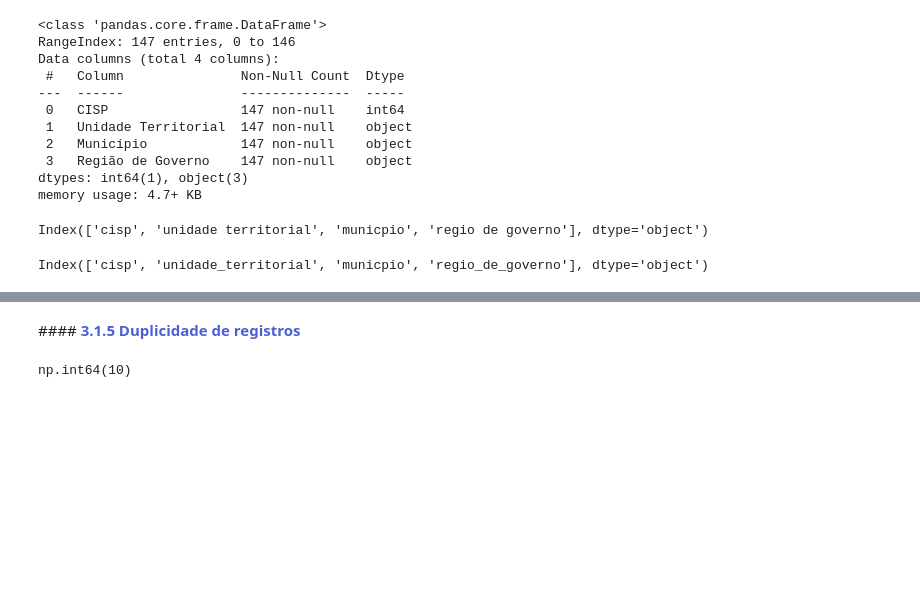
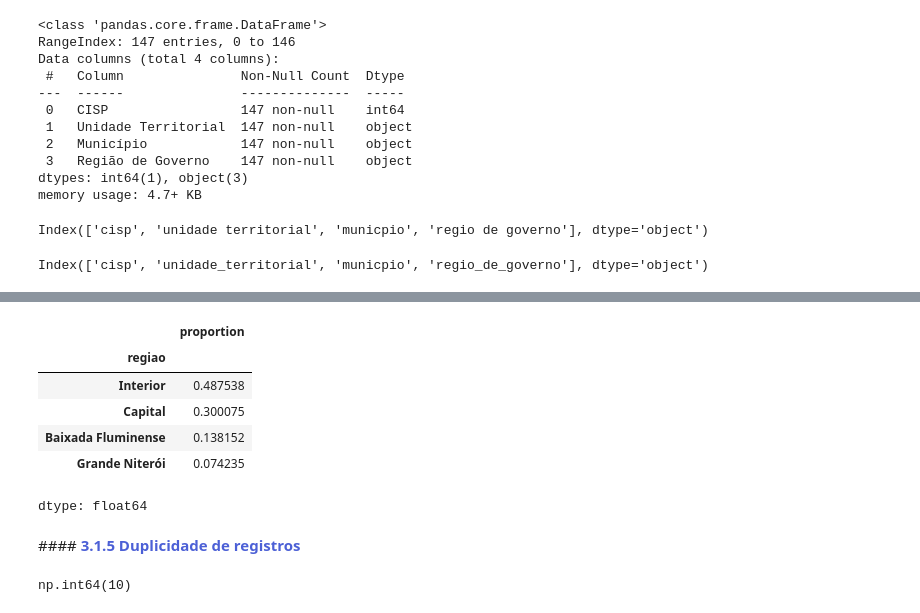
Before and after one commit to gabrielmprata/Info_seguranca_publica_rj, a Jupyter notebook: Info_seguranca_publica_rj.ipynb, the cells around one changed output, grey strips where cells are left out. Saved outputs shown, nothing was run; the diff lists cells and outputs as text; code cells hidden in the pictures; blank space fills up the shorter version.

```diff
--- a/Info_seguranca_publica_rj.ipynb
+++ b/Info_seguranca_publica_rj.ipynb
@@ -424,3 +492,13 @@ df_ocorrencias = df_ocorrencias.rename(columns={'registro_ocorrencias': 'total'}
+# %%
+df_ocorrencias.regiao.value_counts(normalize=True)
+# %% [output]
+|  | proportion |
+| regiao |  |
+| Interior | 0.487538 |
+| Capital | 0.300075 |
+| Baixada Fluminense | 0.138152 |
+| Grande Niterói | 0.074235 |
+dtype: float64
 # %% [markdown]
 ####**<font color=#4c60d6> 3.1.5 Duplicidade de registros**
 # %%
```
Also changed, not shown: parts of 14 cells of this notebook.
